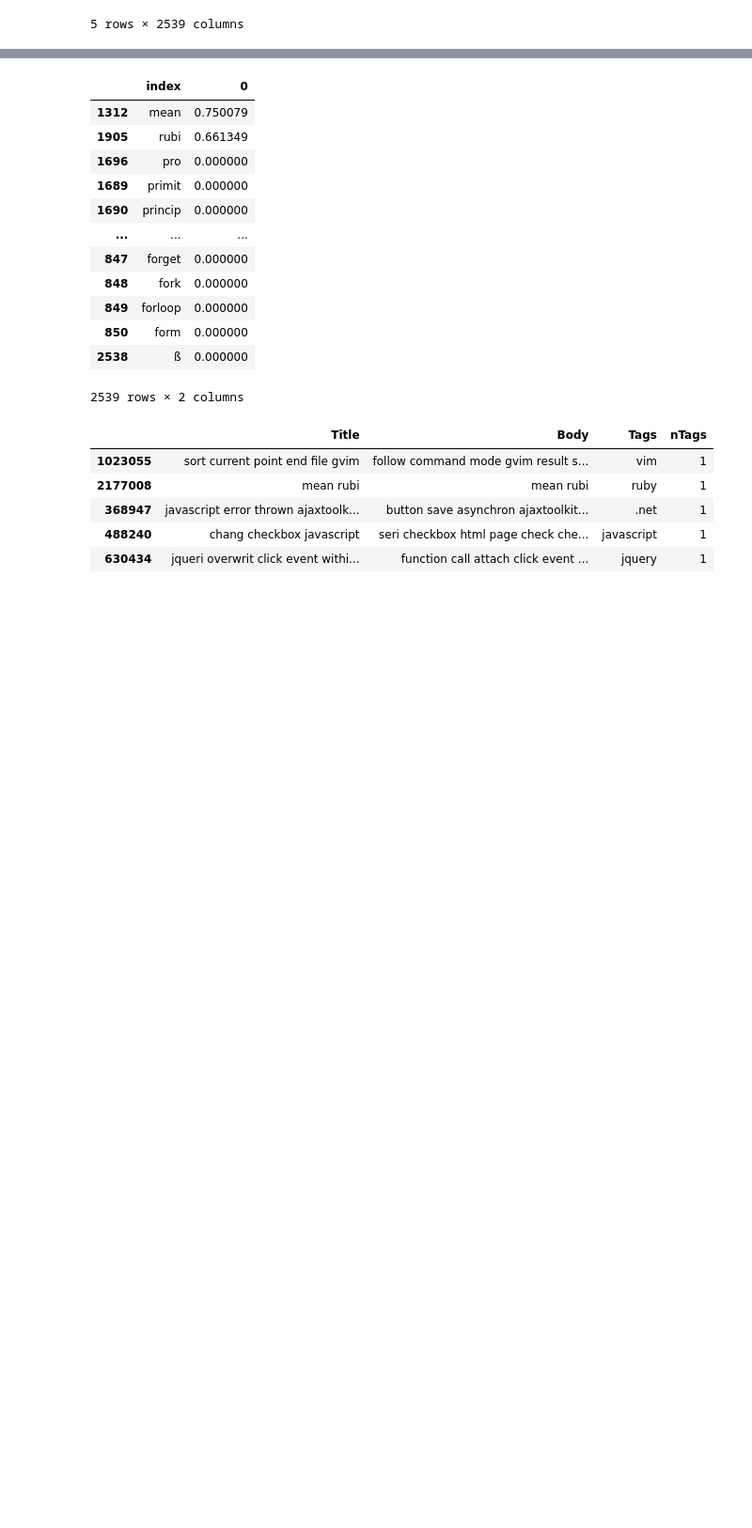
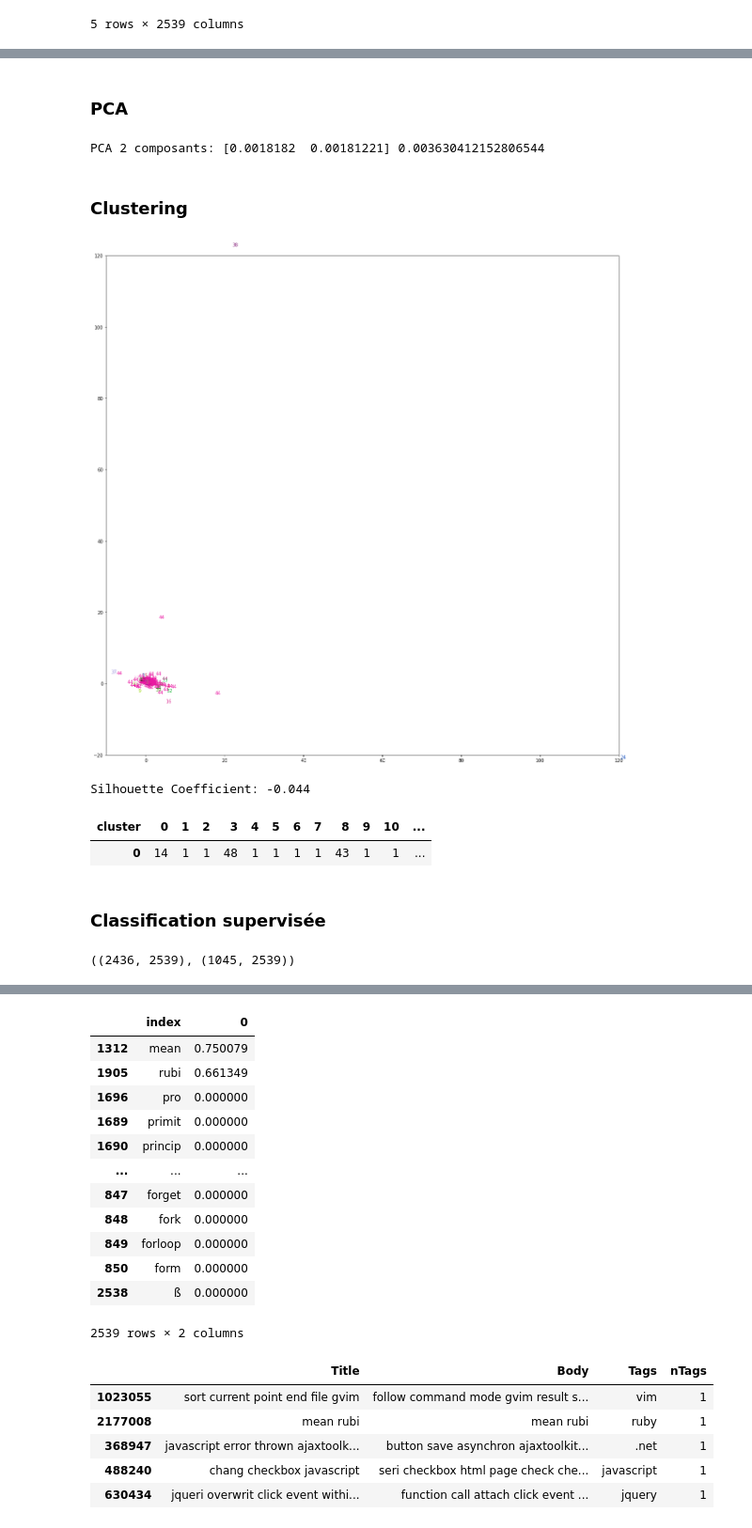
Before and after one commit to FKO78/OC-ds-p6, a Jupyter notebook: P6_Catégorisez_automatiquement_des_questions.ipynb, the cells around one changed output, grey strips where cells are left out. Shown at 94% size. Cells and saved outputs as stored; diff of their text form; code cells hidden in the pictures; blank space fills up the shorter version.

```diff
--- a/P6_Catégorisez_automatiquement_des_questions.ipynb
+++ b/P6_Catégorisez_automatiquement_des_questions.ipynb
@@ -320,0 +351,76 @@ tfidf_Title.head()
+# %% [markdown]
+### PCA
+# %%
+pca = decomposition.PCA(n_components=2)
+
+X = tfidf_Title.values
+
+# On scale d’abord les données
+std_scale = preprocessing.StandardScaler().fit(X)
+X_scaled = std_scale.transform(X)
+
+X_trans = pca.fit_transform(X_scaled)
+
+print("PCA", len(pca.components_), "composants:", \
+      pca.explained_variance_ratio_, pca.explained_variance_ratio_.sum())
+# %% [output]
+PCA 2 composants: [0.0018182  0.00181221] 0.003630412152806544
+# %% [markdown]
+### Clustering
+# %%
+nb_clusters = 50
+color = ["#"+''.join([random.choice('0123456789ABCDEF') for j in range(6)])
+        for i in range(nb_clusters)]
+
+fig = plt.figure(figsize=(20, 20))
+
+# Puis on applique tSNE aux données scalées :
+#tsne = manifold.TSNE(n_components=2, init='pca')
+#X_trans = tsne.fit_transform(X_scaled)
+
+# Clustering avec kmeans
+myclust = cluster.KMeans(n_clusters=nb_clusters)
+myclust.fit(X_scaled)
+
+# Puis on visualise, selon la méthode donnée dans le coup de pouce :
+for i in range(X.shape[0]): # pour chaque point
+    plt.text(X_trans[i, 0], X_trans[i, 1],
+             myclust.labels_[i], color=color[myclust.labels_[i]] )
+    #plt.cm.Set2(myclust.labels_[i]/10.))
+
+# On redéfinit les axes pour bien voir tous les points
+plt.xlim(np.around([np.min(X_trans[:, 0]), np.max(X_trans[:, 0])], decimals=-1))
+plt.ylim(np.around([np.min(X_trans[:, 1]), np.max(X_trans[:, 1])], decimals=-1))
+
+# On affiche l'image
+plt.show()
+
+# 3. Évaluation
+# Pour l’évaluation intrinsèque, je choisis le coefficient de silhouette :
+print("Silhouette Coefficient: %0.3f" % metrics.silhouette_score(X, myclust.labels_))
+# %% [output]
+[figure, added]
+Silhouette Coefficient: -0.044
+# %%
+#Create a cluster label column in the original DataFrame
+y = myclust.labels_
+tfidf = tfidf_Title.assign(cluster = y)
+tfidf.groupby(['cluster'])[['cluster']].count().T.reset_index(drop=True)
+# %% [output]
+| cluster | 0 | 1 | 2 | 3 | 4 | 5 | 6 | 7 | 8 | 9 | 10 | ... |
+| 0 | 14 | 1 | 1 | 48 | 1 | 1 | 1 | 1 | 43 | 1 | 1 | ... |
+# %% [markdown]
+### Classification supervisée
+# %%
+lbl = LabelEncoder()
+
+lbl_tag = lbl.fit_transform(train_1T.Tags)
+
+X_train, X_test, y_train, y_test = train_test_split(tfidf_Title, lbl_tag, test_size=0.3)
+
+std_scale = preprocessing.StandardScaler().fit(X_train)
+X_train_scaled = std_scale.transform(X_train)
+X_test_scaled = std_scale.transform(X_test)
+X_train_scaled.shape, X_test_scaled.shape
+# %% [output]
+((2436, 2539), (1045, 2539))
```
Also changed, not shown: parts of 21 cells of this notebook.
